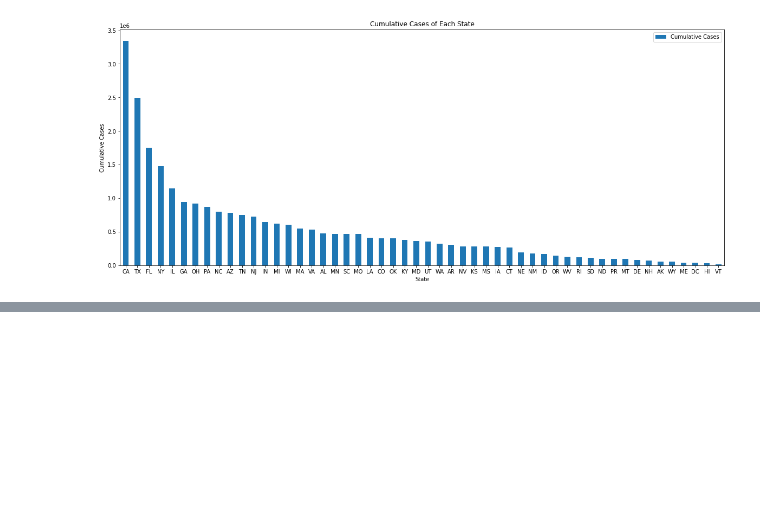
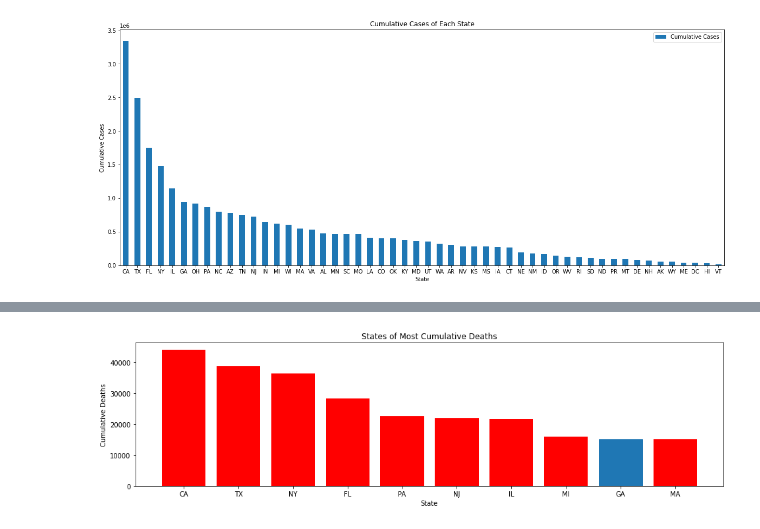
Before and after one commit to jzhao0626/Pandemic_Analysis, a Jupyter notebook: DataAnalysis/DataAnalysis_GA-vs-OtherStates_Walt.ipynb, the cells around one changed output, grey strips where cells are left out. Drawn from its saved outputs; the diff is of its cells as text; code cells hidden in the pictures; blank space fills up the shorter version.

```diff
--- a/DataAnalysis/DataAnalysis_GA-vs-OtherStates.ipynb
+++ b/DataAnalysis/DataAnalysis_GA-vs-OtherStates_Walt.ipynb
@@ -76,0 +66,11 @@ plt.savefig('Figures/Cumulative_Deaths_of_Top_State.png')
+# %%
+top_deaths_df = sorted_deaths_df.iloc[0:10]
+plt.figure(figsize=(16,4))
+top_death_graph = plt.bar(top_deaths_df['State'], top_deaths_df['Cumulative Deaths'], color='r')
+top_death_graph[8].set_color('#1f77b4')
+plt.title('States of Most Cumulative Deaths')
+plt.xlabel('State')
+plt.ylabel('Cumulative Deaths')
+plt.savefig('Figures/Cumulative_Deaths_of_Top_State.png')
+# %% [output]
+[figure, added]
```
Also changed, not shown: parts of 8 cells of this notebook, 7 other files.
